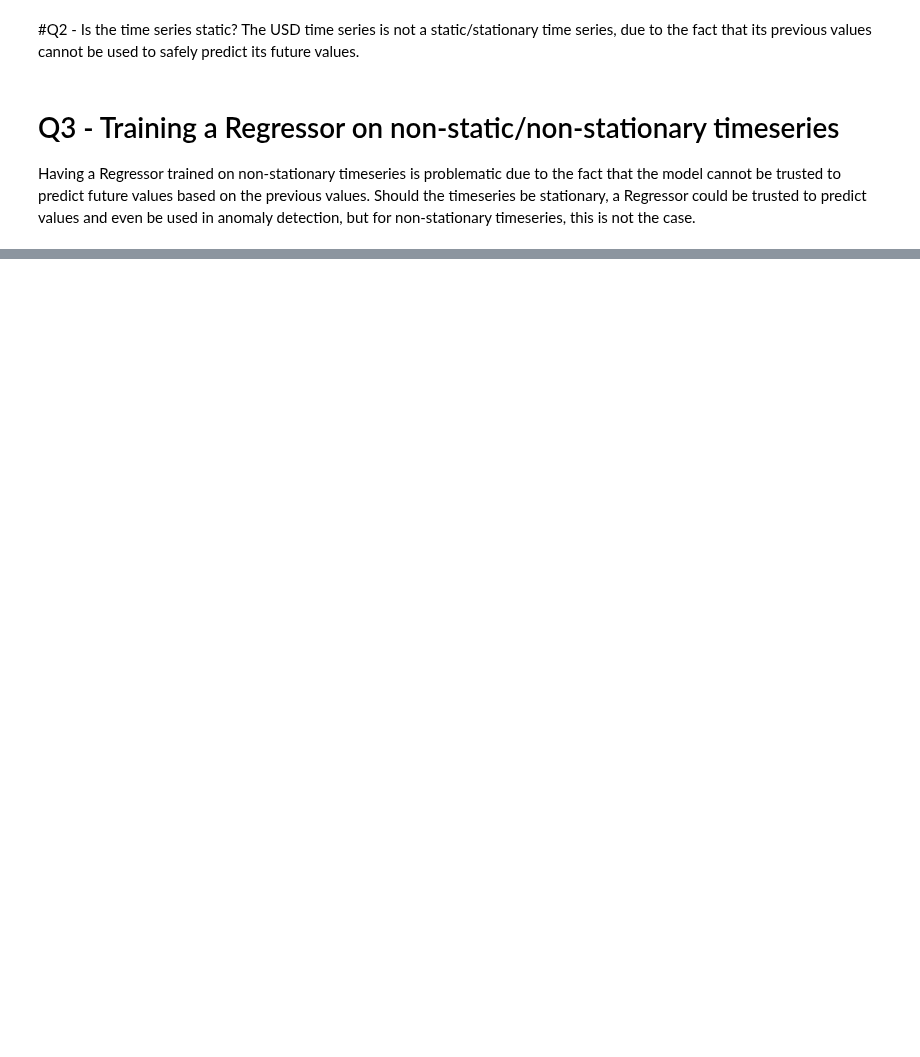
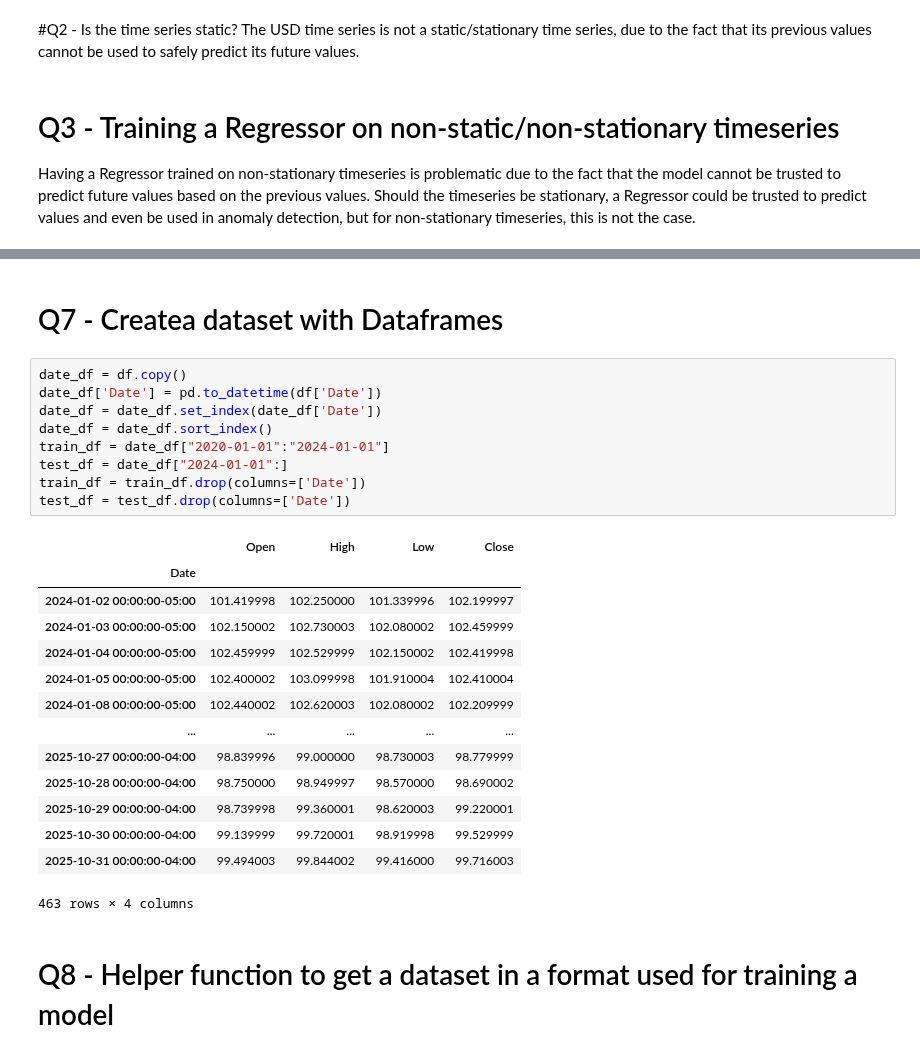
Before and after one commit to lazarosgogos/ML-exercises, a Jupyter notebook: ML_Project_3.ipynb, the cells around one changed output, grey strips where cells are left out. Cells and saved outputs as stored; diff of their text form; blank space fills up the shorter version.

```diff
--- a/ML_Project_3.ipynb
+++ b/ML_Project_3.ipynb
@@ -52,0 +64,28 @@ Having a Regressor trained on non-stationary timeseries is problematic due to th
+# %% [markdown]
+# Q7 - Createa dataset with Dataframes
+# %%
+date_df = df.copy()
+date_df['Date'] = pd.to_datetime(df['Date'])
+date_df = date_df.set_index(date_df['Date'])
+date_df = date_df.sort_index()
+train_df = date_df["2020-01-01":"2024-01-01"]
+test_df = date_df["2024-01-01":]
+train_df = train_df.drop(columns=['Date'])
+test_df = test_df.drop(columns=['Date'])
+# %% [output]
+|  | Open | High | Low | Close |
+| Date |  |  |  |  |
+| 2024-01-02 00:00:00-05:00 | 101.419998 | 102.250000 | 101.339996 | 102.199997 |
+| 2024-01-03 00:00:00-05:00 | 102.150002 | 102.730003 | 102.080002 | 102.459999 |
+| 2024-01-04 00:00:00-05:00 | 102.459999 | 102.529999 | 102.150002 | 102.419998 |
+| 2024-01-05 00:00:00-05:00 | 102.400002 | 103.099998 | 101.910004 | 102.410004 |
+| 2024-01-08 00:00:00-05:00 | 102.440002 | 102.620003 | 102.080002 | 102.209999 |
+| ... | ... | ... | ... | ... |
+| 2025-10-27 00:00:00-04:00 | 98.839996 | 99.000000 | 98.730003 | 98.779999 |
+| 2025-10-28 00:00:00-04:00 | 98.750000 | 98.949997 | 98.570000 | 98.690002 |
+| 2025-10-29 00:00:00-04:00 | 98.739998 | 99.360001 | 98.620003 | 99.220001 |
+| 2025-10-30 00:00:00-04:00 | 99.139999 | 99.720001 | 98.919998 | 99.529999 |
+| 2025-10-31 00:00:00-04:00 | 99.494003 | 99.844002 | 99.416000 | 99.716003 |
+463 rows × 4 columns
+# %% [markdown]
+# Q8 - Helper function to get a dataset in a format used for training a model
```
Also changed, not shown: parts of 9 cells of this notebook.
